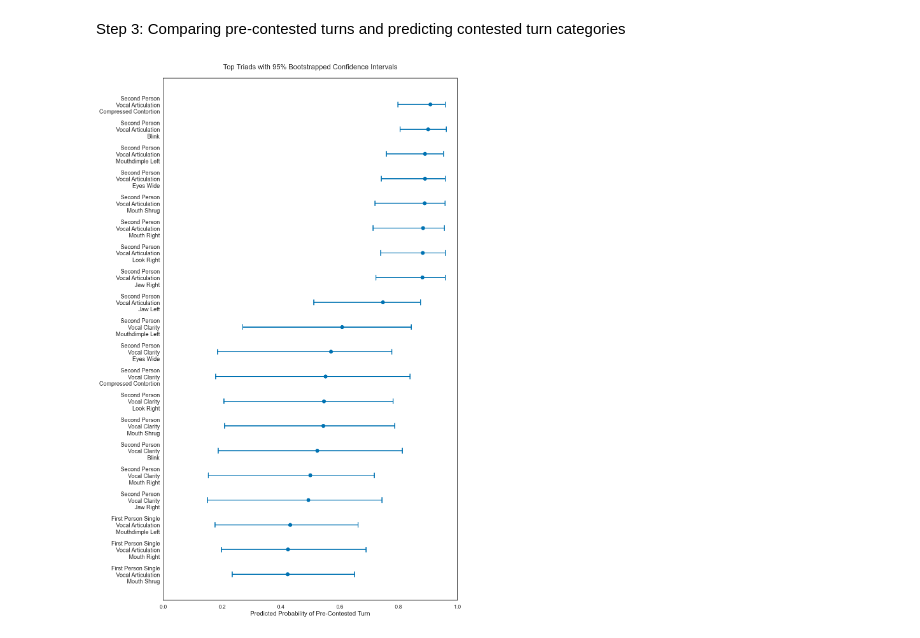
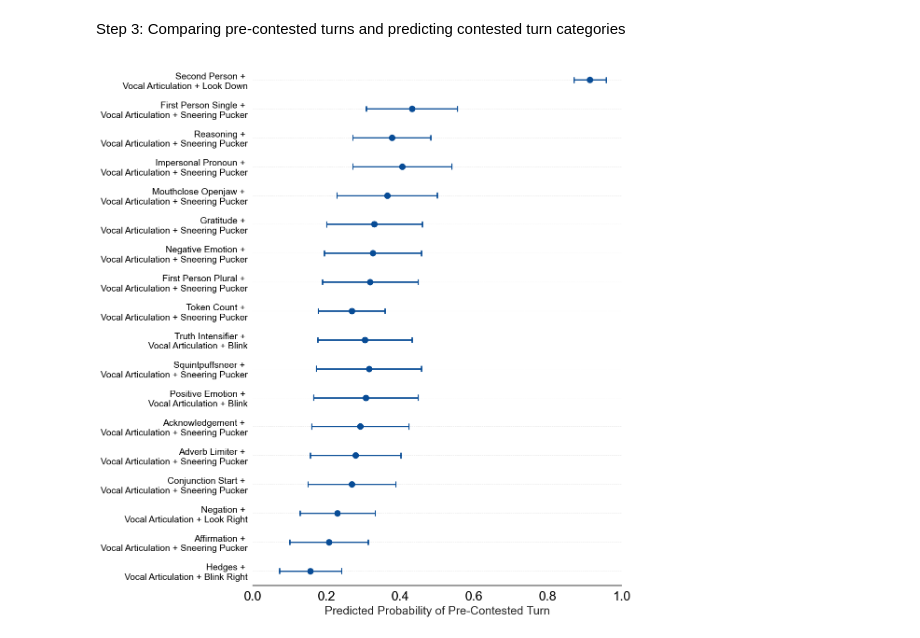
Before and after one commit to bbevis/Con2vec, a Jupyter notebook: Python/turnLevel_results.ipynb, the cells around one changed output. Saved outputs shown, nothing was run; the diff lists cells and outputs as text; code cells hidden in the pictures.

```diff
--- a/Python/turnLevel_results.ipynb
+++ b/Python/turnLevel_results.ipynb
@@ -492,6 +480,2 @@ KeyboardInterrupt:
 # %% [markdown]
 Step 3: Comparing pre-contested turns and predicting contested turn categories
-# %%
-plot_triads_with_ci(triad_results_boot, top_n=20)
-# %% [output]
-[figure, removed]
@@ -497,0 +597,17 @@ plot_triads_with_ci(triad_results_boot, top_n=20)
+# %%
+# top_n_features = get_top_shap_features(shap_values, X, top_n=20)
+linguistic_features, vocal_features, visual_features = get_feature_modalities(X.columns)
+triad_df = bootstrap_triads_parallel(
+    model=model,
+    X=X,
+    shap_df=bootstrapped_shap_df,
+    linguistic_features=linguistic_features,
+    vocal_features=vocal_features,
+    visual_features=visual_features,
+    n_boot=1000,     # Adjust for speed vs. accuracy
+    n_jobs=26       # CPU cores to use for parallel processing
+)
+# %%
+plot_triads(triad_df)
+# %% [output]
+[figure, added]
```
Also changed, not shown: parts of 21 cells of this notebook, 1 other file.
